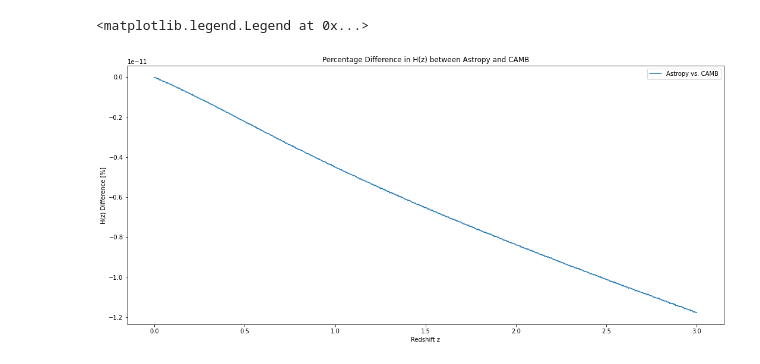
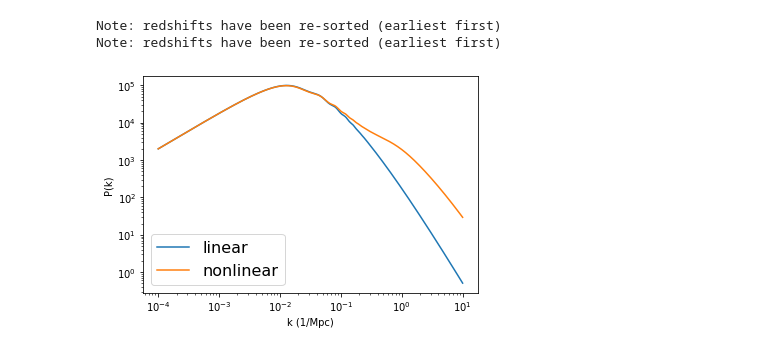
Before and after one commit to cloe-org/cloelib, a Jupyter notebook: notebooks/cosmology/cosmology_validation.ipynb, the cells around one changed output. Cells and saved outputs as stored; diff of their text form; code cells hidden in the pictures.

Commit message:
CAMB interface ready

```diff
--- a/notebooks/cosmology/cosmology_validation.ipynb
+++ b/notebooks/cosmology/cosmology_validation.ipynb
@@ -28,26 +28,38 @@ Neff = 0.0#3.046
 YHe = 0.2454
 
 # z-array
-z = np.linspace(0, 3, 1000)
+z = np.linspace(0, 3, 100)
 
-astropy_instance = FlatLambdaCDM(H0=H0,Om0=Omm,Ob0=Omb,Tcmb0=Tcmb,Neff=Neff,m_nu=[0,0,0.0]*u.eV)
-H_z_astropy = astropy_instance.H(z).to(u.km/u.s/u.Mpc).value
+#astropy_instance = FlatLambdaCDM(H0=H0,Om0=Omm,Ob0=Omb,Tcmb0=Tcmb,Neff=Neff,m_nu=[0,0,0.0]*u.eV)
+#H_z_astropy = astropy_instance.H(z).to(u.km/u.s/u.Mpc).value
 
-camb_instance = CAMBBackground(H0=H0,Omc=Omc,Omb=Omb, w=w, wa=wa, sigma8=sigma8, Omk = 0.0, ns = 0.96, gamma_MG = 0.545)
+camb_instance = CAMBBackground(H0=H0,Omc=Omc,Omb=Omb, w=w, wa=wa, sigma8=sigma8, Omk = 0.0, ns = 0.96, As = 2e-9, gamma_MG = 0.545)
 H_z_camb = camb_instance.hubble_parameter(z, units='km/s/Mpc')
 
-jax_instance = JAXBackground(H0=H0,Omc=Omc,Omb=Omb, w=w, wa=wa, sigma8=sigma8, Omk = 0.0, ns = 0.96, gamma_MG = 0.545)
-H_z_jax = jax_instance.hubble_parameter(z)
+#jax_instance = JAXBackground(H0=H0,Omc=Omc,Omb=Omb, w=w, wa=wa, sigma8=sigma8, Omk = 0.0, ns = 0.96, As = 2e-9, gamma_MG = 0.545)
+#H_z_jax = jax_instance.hubble_parameter(z)
 
-plt.figure(figsize = (18,8))
-plt.plot(z, 100*(H_z_camb- H_z_astropy)/H_z_astropy, label = 'Astropy vs. CAMB')
+#plt.figure(figsize = (18,8))
+#plt.plot(z, 100*(H_z_camb- H_z_astropy)/H_z_astropy, label = 'Astropy vs. CAMB')
 #plt.plot(z, 100*(H_z_jax- H_z_astropy)/H_z_astropy, label = 'Astropy vs. JAX')
-plt.ylabel('H(z) Difference [%]')
-plt.title('Percentage Difference in H(z) between Astropy and CAMB')
-plt.xlabel('Redshift z')
-plt.legend()
+#plt.ylabel('H(z) Difference [%]')
+#plt.title('Percentage Difference in H(z) between Astropy and CAMB')
+#plt.xlabel('Redshift z')
+#plt.legend()
 
 #Differences are due to neutrinos
-# %% [output]
-<matplotlib.legend.Legend at 0x...>
-[figure, removed]
+# %%
+# CAMB PERTURBATIONS
+# k-array
+k = np.logspace(-4, 1, 1000)
+camb_linear = CAMBLinearPerturbations(background=camb_instance, redshifts=z)
+camb_nonlinear = CAMBNonLinearPerturbations(linearperturbations=camb_linear, redshifts=z, nonlinear_model='mead2016')
+plt.loglog(k, camb_linear.linear_matter_power_spectrum(z, k, kmax=50, extrap_kmax=10)[0, :], label= 'linear')
+plt.loglog(k, camb_nonlinear.nonlinear_matter_power_spectrum(z, k, kmax=50, extrap_kmax=10)[0, :], label= 'nonlinear')
+plt.xlabel('k (1/Mpc)')
+plt.ylabel('P(k)')
+plt.legend(fontsize = 16);
+# %% [output]
+Note: redshifts have been re-sorted (earliest first)
+Note: redshifts have been re-sorted (earliest first)
+[figure, added]
```
Also changed, not shown: parts of 3 cells of this notebook, 2 other files.
